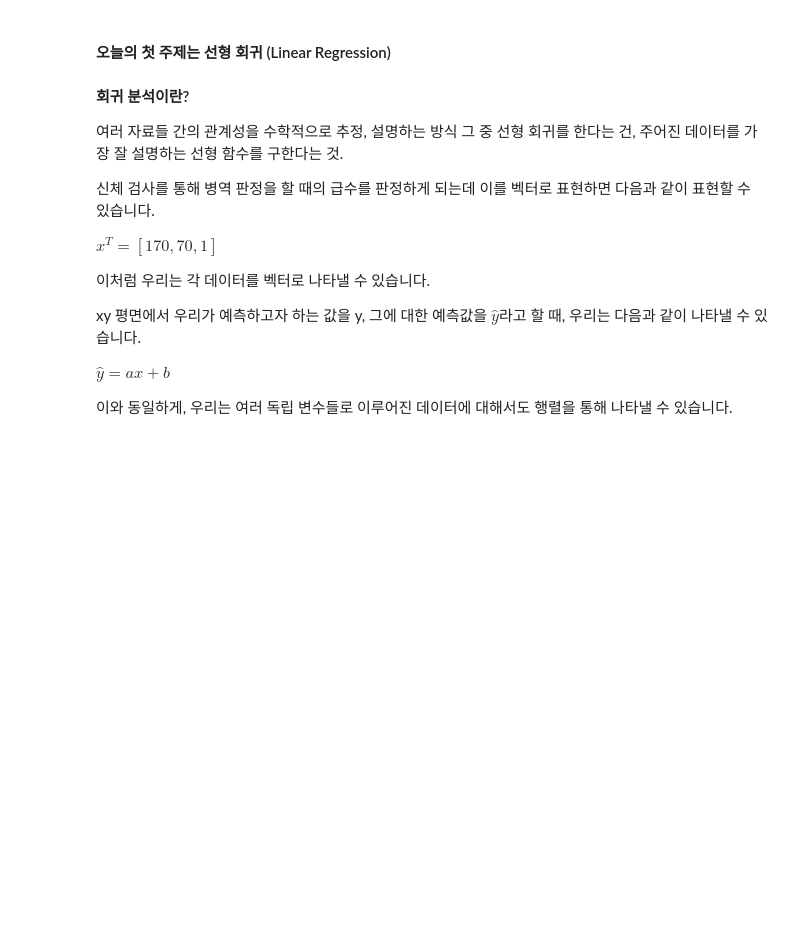
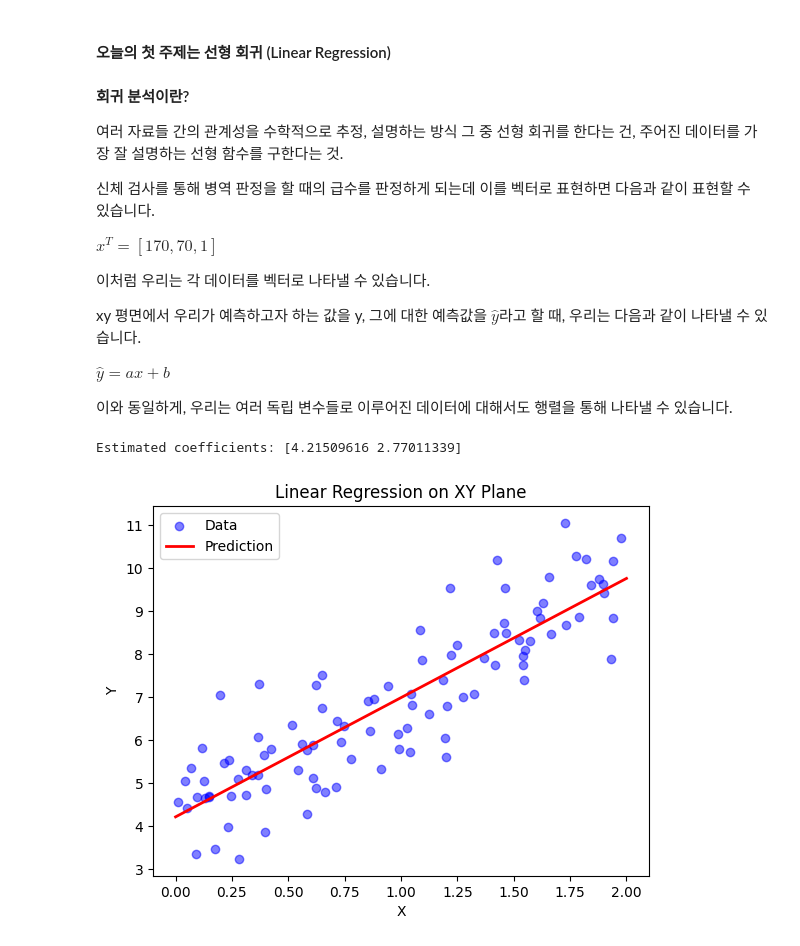
Before and after one commit to HansDavidKim/ML_study, a Jupyter notebook: lecture_1.ipynb, the cells around one changed output. Saved outputs shown, nothing was run; the diff lists cells and outputs as text; code cells hidden in the pictures; blank space fills up the shorter version.

Commit message:
Added linear regression example code

```diff
--- a/lecture_1.ipynb
+++ b/lecture_1.ipynb
@@ -27,3 +27,37 @@ $\hat{y}=ax + b$
 
 
 이와 동일하게, 우리는 여러 독립 변수들로 이루어진 데이터에 대해서도 행렬을 통해 나타낼 수 있습니다.
+# %%
+import numpy as np
+import matplotlib.pyplot as plt
+
+# 랜덤한 2D 데이터 생성
+np.random.seed(42)
+X = 2 * np.random.rand(100, 1)  # X 값 (0~2 사이의 난수)
+y = 4 + 3 * X + np.random.randn(100, 1)  # y = 4 + 3x + 노이즈 추가
+
+# X에 절편 추가 (X_b = [1, X])
+X_b = np.c_[np.ones((100, 1)), X]  # X_b = [1, x] 형태
+
+# 정규 방정식으로 선형 회귀 계수 계산
+theta_best = np.linalg.inv(X_b.T @ X_b) @ X_b.T @ y
+
+# 예측 수행
+x_new = np.linspace(0, 2, 100).reshape(-1, 1)
+X_new_b = np.c_[np.ones((100, 1)), x_new]
+y_predict = X_new_b @ theta_best
+
+# 결과 출력
+print(f"Estimated coefficients: {theta_best.ravel()}")  # 기울기와 절편
+
+# 그래프 시각화
+plt.scatter(X, y, color="blue", alpha=0.5, label="Data")
+plt.plot(x_new, y_predict, "r-", linewidth=2, label="Prediction")
+plt.xlabel("X")
+plt.ylabel("Y")
+plt.legend()
+plt.title("Linear Regression on XY Plane")
+plt.show()
+# %% [output]
+Estimated coefficients: [4.21509616 2.77011339]
+[figure, added]
```
Also changed, not shown: parts of 1 cell of this notebook.
